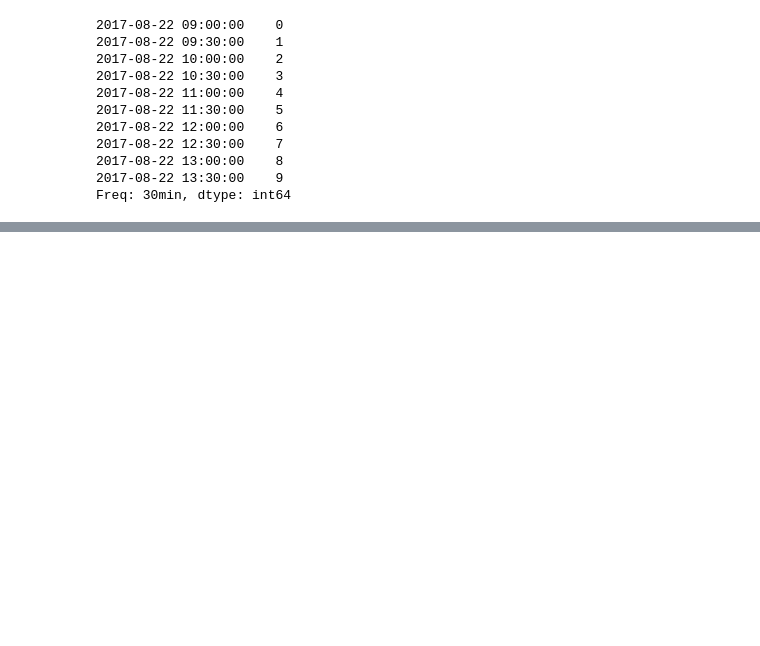
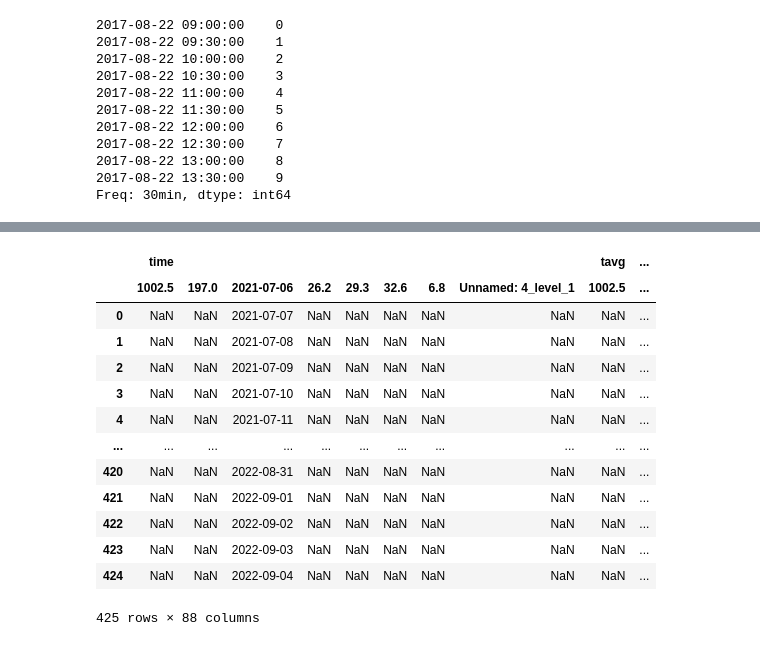
Before and after one commit to BalaMahalakshmi/Python, a Jupyter notebook: pandas.ipynb, the cells around one changed output, grey strips where cells are left out. Drawn from its saved outputs; the diff is of its cells as text; code cells hidden in the pictures; blank space fills up the shorter version.

```diff
--- a/pandas.ipynb
+++ b/pandas.ipynb
@@ -1294,0 +1364,19 @@ Freq: 30min, dtype: int64
+# %%
+df_stacked = df.stack()
+# %%
+df_stacked.unstack()
+# %% [output]
+|  | time |  |  |  |  |  |  |  | tavg | ... |
+|  | 1002.5 | 197.0 | 2021-07-06 | 26.2 | 29.3 | 32.6 | 6.8 | Unnamed: 4_level_1 | 1002.5 | ... |
+| 0 | NaN | NaN | 2021-07-07 | NaN | NaN | NaN | NaN | NaN | NaN | ... |
+| 1 | NaN | NaN | 2021-07-08 | NaN | NaN | NaN | NaN | NaN | NaN | ... |
+| 2 | NaN | NaN | 2021-07-09 | NaN | NaN | NaN | NaN | NaN | NaN | ... |
+| 3 | NaN | NaN | 2021-07-10 | NaN | NaN | NaN | NaN | NaN | NaN | ... |
+| 4 | NaN | NaN | 2021-07-11 | NaN | NaN | NaN | NaN | NaN | NaN | ... |
+| ... | ... | ... | ... | ... | ... | ... | ... | ... | ... | ... |
+| 420 | NaN | NaN | 2022-08-31 | NaN | NaN | NaN | NaN | NaN | NaN | ... |
+| 421 | NaN | NaN | 2022-09-01 | NaN | NaN | NaN | NaN | NaN | NaN | ... |
+| 422 | NaN | NaN | 2022-09-02 | NaN | NaN | NaN | NaN | NaN | NaN | ... |
+| 423 | NaN | NaN | 2022-09-03 | NaN | NaN | NaN | NaN | NaN | NaN | ... |
+| 424 | NaN | NaN | 2022-09-04 | NaN | NaN | NaN | NaN | NaN | NaN | ... |
+425 rows × 88 columns
```
Also changed, not shown: parts of 10 cells of this notebook.
